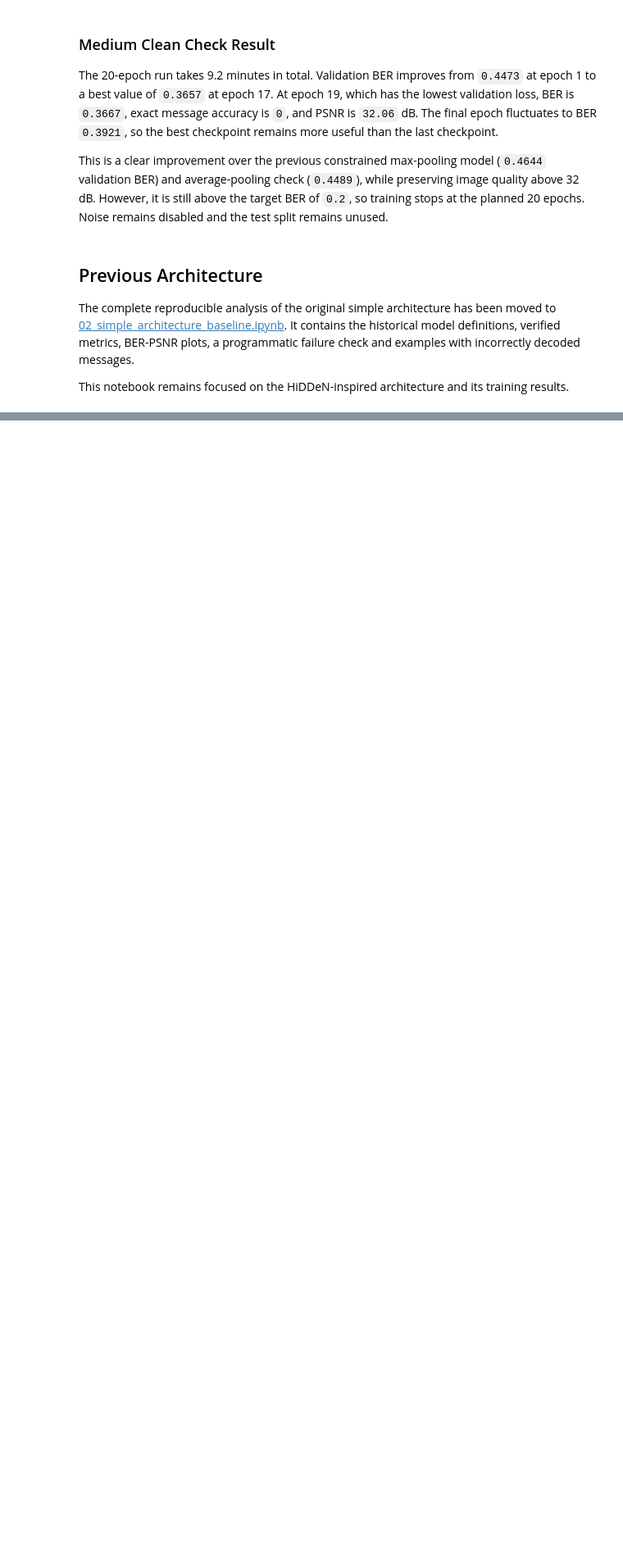
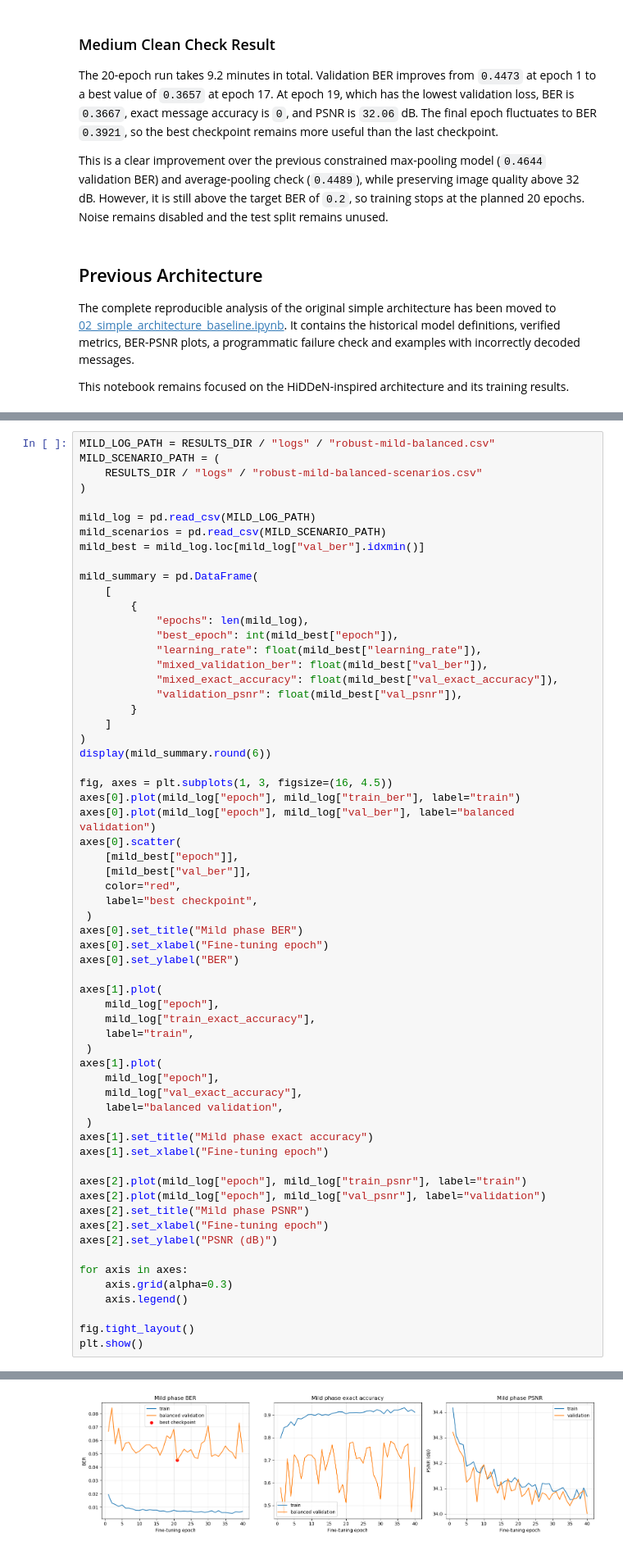
Before and after one commit to DavidT01/DeepImageWatermarking, a Jupyter notebook: notebooks/02_training.ipynb, the cells around one changed output, grey strips where cells are left out. Shown at 82% size. Drawn from its saved outputs; the diff is of its cells as text; blank space fills up the shorter version.

```diff
--- a/notebooks/02_training.ipynb
+++ b/notebooks/02_training.ipynb
@@ -408,0 +715,63 @@ This notebook remains focused on the HiDDeN-inspired architecture and its traini
+# %%
+MILD_LOG_PATH = RESULTS_DIR / "logs" / "robust-mild-balanced.csv"
+MILD_SCENARIO_PATH = (
+    RESULTS_DIR / "logs" / "robust-mild-balanced-scenarios.csv"
+)
+
+mild_log = pd.read_csv(MILD_LOG_PATH)
+mild_scenarios = pd.read_csv(MILD_SCENARIO_PATH)
+mild_best = mild_log.loc[mild_log["val_ber"].idxmin()]
+
+mild_summary = pd.DataFrame(
+    [
+        {
+            "epochs": len(mild_log),
+            "best_epoch": int(mild_best["epoch"]),
+            "learning_rate": float(mild_best["learning_rate"]),
+            "mixed_validation_ber": float(mild_best["val_ber"]),
+            "mixed_exact_accuracy": float(mild_best["val_exact_accuracy"]),
+            "validation_psnr": float(mild_best["val_psnr"]),
+        }
+    ]
+)
+display(mild_summary.round(6))
+
+fig, axes = plt.subplots(1, 3, figsize=(16, 4.5))
+axes[0].plot(mild_log["epoch"], mild_log["train_ber"], label="train")
+axes[0].plot(mild_log["epoch"], mild_log["val_ber"], label="balanced validation")
+axes[0].scatter(
+    [mild_best["epoch"]],
+    [mild_best["val_ber"]],
+    color="red",
+    label="best checkpoint",
+ )
+axes[0].set_title("Mild phase BER")
+axes[0].set_xlabel("Fine-tuning epoch")
+axes[0].set_ylabel("BER")
+
+axes[1].plot(
+    mild_log["epoch"],
+    mild_log["train_exact_accuracy"],
+    label="train",
+ )
+axes[1].plot(
+    mild_log["epoch"],
+    mild_log["val_exact_accuracy"],
+    label="balanced validation",
+ )
+axes[1].set_title("Mild phase exact accuracy")
+axes[1].set_xlabel("Fine-tuning epoch")
+
+axes[2].plot(mild_log["epoch"], mild_log["train_psnr"], label="train")
+axes[2].plot(mild_log["epoch"], mild_log["val_psnr"], label="validation")
+axes[2].set_title("Mild phase PSNR")
+axes[2].set_xlabel("Fine-tuning epoch")
+axes[2].set_ylabel("PSNR (dB)")
+
+for axis in axes:
+    axis.grid(alpha=0.3)
+    axis.legend()
+
+fig.tight_layout()
+plt.show()
+# %% [output]
@@ -408,0 +780 @@ This notebook remains focused on the HiDDeN-inspired architecture and its traini
+[figure, added]
```
Also changed, not shown: parts of 35 cells of this notebook.
